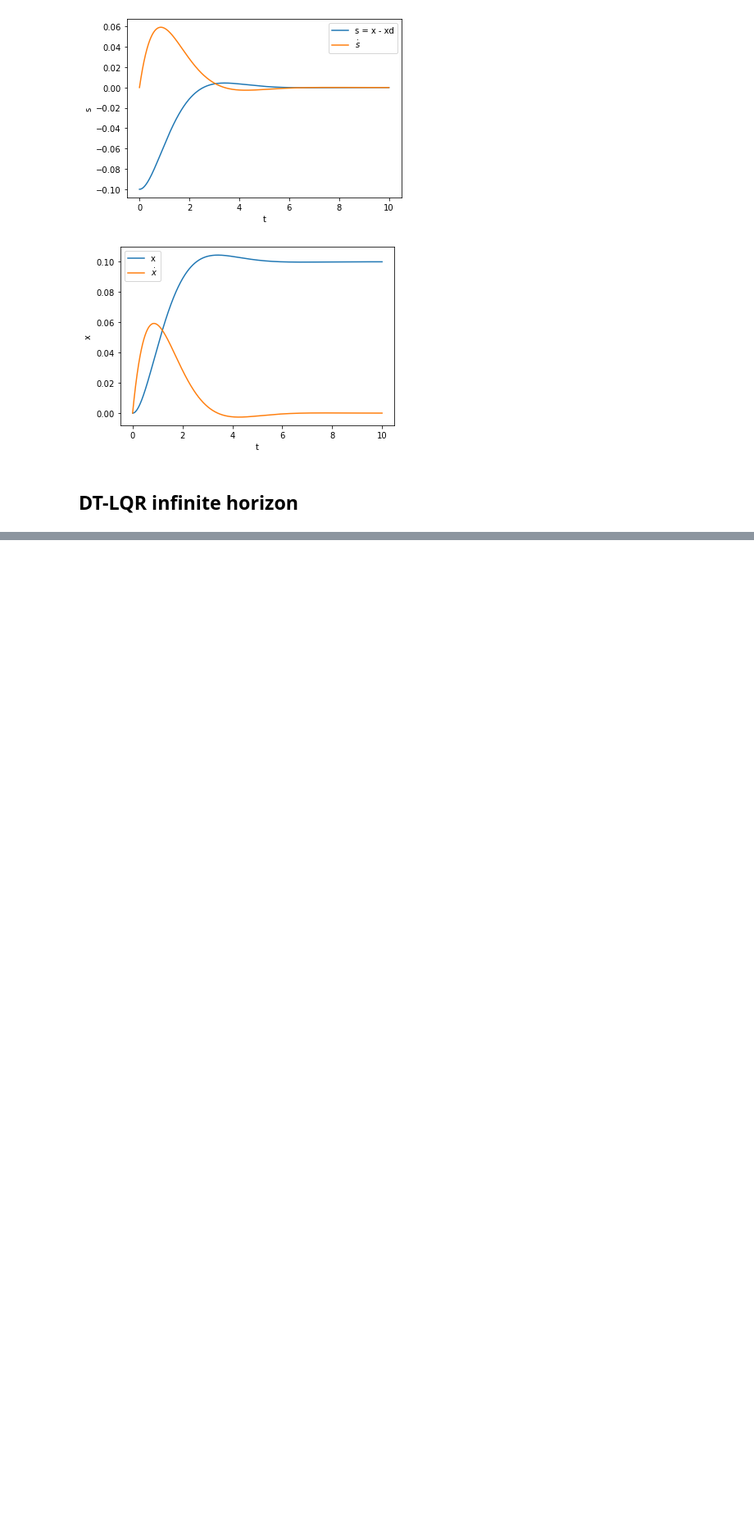
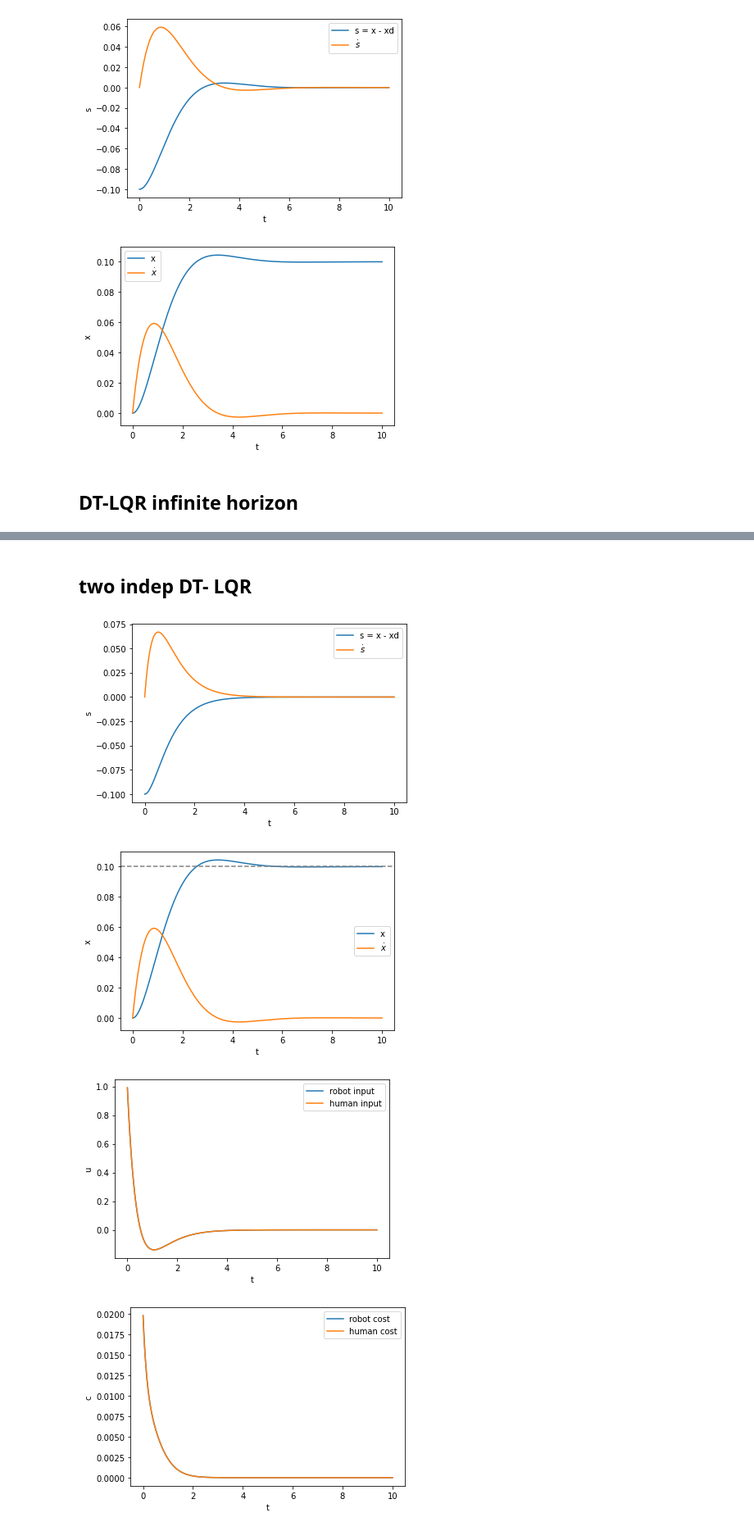
Before and after one commit to hachouuw/546-22Wi-OPT-AC, a Jupyter notebook: Paper_simulations.ipynb, the cells around one changed output, grey strips where cells are left out. Shown: that part at 82% size. Drawn from its saved outputs; the diff is of its cells as text; code cells hidden in the pictures; blank space fills up the shorter version.

```diff
--- a/Paper_simulations.ipynb
+++ b/Paper_simulations.ipynb
@@ -167,0 +164,70 @@ for t in range(int(T/dt)):
+# %% [markdown]
+## two indep DT- LQR
+# %%
+# (1) DT-LQR
+T = 10 #total time (s)
+dt = 1e-2
+t_ = np.linspace(0,T,int(T/dt))
+A = np.identity(2) + dt * np.array([[0, 1],[0,-(1/I)*D]])
+B = dt * np.array([[0],[1/I]])
+Q = dt * np.array([[100,0],[0,0]]) # running state cost
+QH = dt * np.array([[100,0],[0,0]]) # running state cost
+R = dt * np.array([[1]]) # running control cost
+
+P = la.solve_discrete_are(A,B,Q,R)
+PH = la.solve_discrete_are(A,B,QH,R)
+K,_,_ = ctrl.dlqr(A,B,Q,R) #np.dot(la.inv(R + B.T@P@B),(B.T@P@A))
+KH,_,_ = ctrl.dlqr(A,B,QH,R) #np.dot(la.inv(R + B.T@P@B),(B.T@P@A))
+
+
+#initial state (x-xd)
+ds0 = np.array([-0.1,0]) # start with position 0, i.e. s = x-xd = 0-0.1
+ds = np.zeros((int(T/dt)+1,2))
+ds[0] = ds0
+du = np.zeros((int(T/dt),1))  #robot input
+duH = np.zeros((int(T/dt),1)) #human input
+c = np.zeros((int(T/dt),1))  #robot cost
+cH = np.zeros((int(T/dt),1)) #cost human
+
+for t in range(int(T/dt)):
+  du[t] = np.dot(-K,ds[t])                       # calculate optimal input
+  duH[t] = np.dot(-KH,ds[t])                       # calculate optimal input
+  ds[t+1] = np.dot(A,ds[t]) + np.dot(B, du[t]+duH[t])        # calculate next state
+  c[t] = np.dot(np.dot(ds[t],Q),ds[t]) + np.dot(np.dot(du[t],R),du[t])
+  cH[t] = np.dot(np.dot(ds[t],QH),ds[t]) + np.dot(np.dot(duH[t],R),duH[t])
+
+
+plt.plot(t_,ds[:-1,0], label= 's = x - xd')
+plt.plot(t_,ds[:-1,1], label= r'$\dot s$')
+plt.ylabel('s')
+plt.xlabel('t')
+plt.legend()
+plt.show()
+
+xd = np.zeros((len(t_))) + 0.1 #make xd a fixed target of 10 cm
+plt.plot(t_,s_[:-1,0]+ xd, label= 'x')
+plt.plot(t_,s_[:-1,1], label= r'$\dot x$')
+plt.axhline(y=0.1, color='grey', linestyle='--')
+plt.ylabel('x')
+plt.xlabel('t')
+plt.legend()
+plt.show()
+
+plt.plot(t_,du, label= 'robot input')
+plt.plot(t_,duH, label= 'human input')
+plt.ylabel('u')
+plt.xlabel('t')
+plt.legend()
+plt.show()
+
+plt.plot(t_,c, label= 'robot cost')
+plt.plot(t_,cH, label= 'human cost')
+plt.ylabel('c')
+plt.xlabel('t')
+plt.legend()
+plt.show()
+# %% [output]
+[figure, added]
+[figure, added]
+[figure, added]
+[figure, added]
```
Also changed, not shown: parts of 10 cells of this notebook.
